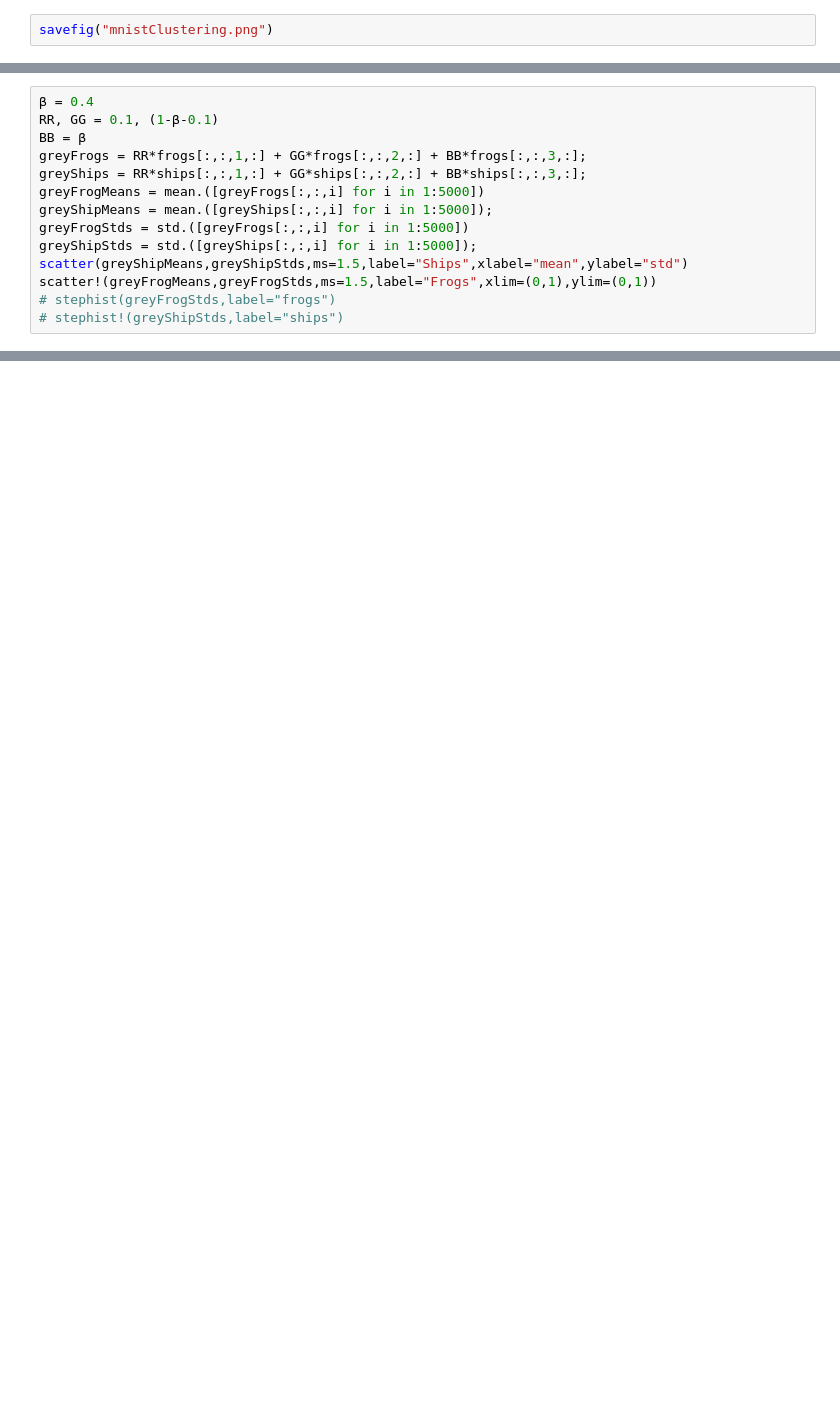
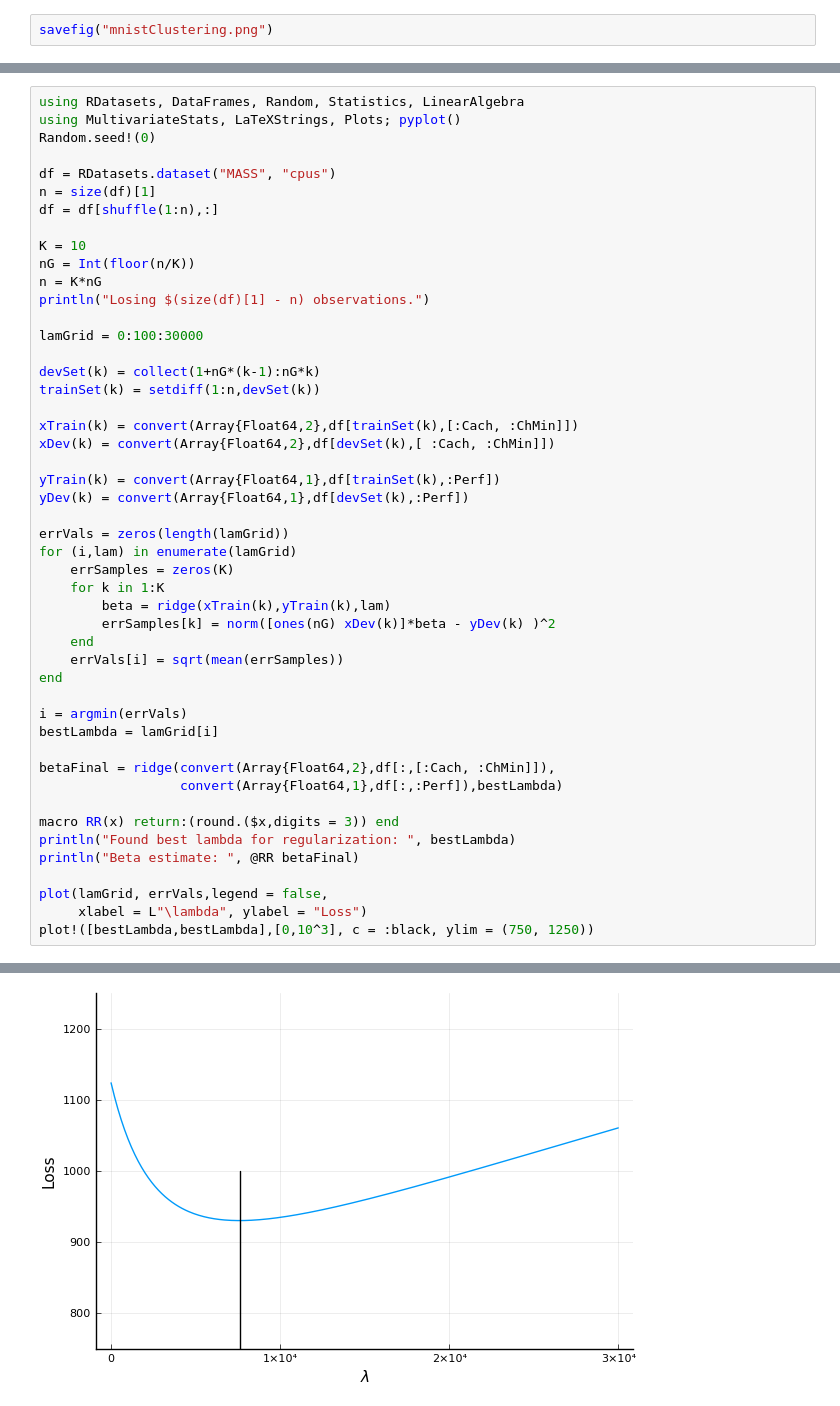
Before and after one commit to yoninazarathy/MathematicalEngineeringDeepLearning, a Jupyter notebook: Unit1/Unit1.ipynb, the cells around one changed output, grey strips where cells are left out. Saved outputs shown, nothing was run; the diff lists cells and outputs as text; blank space fills up the shorter version.

```diff
--- a/Unit1/Unit1.ipynb
+++ b/Unit1/Unit1.ipynb
@@ -323,14 +115,0 @@ mean(mRships), mean(sRships)
-# %%
-β = 0.4
-RR, GG = 0.1, (1-β-0.1)
-BB = β
-greyFrogs = RR*frogs[:,:,1,:] + GG*frogs[:,:,2,:] + BB*frogs[:,:,3,:];
-greyShips = RR*ships[:,:,1,:] + GG*ships[:,:,2,:] + BB*ships[:,:,3,:];
-greyFrogMeans = mean.([greyFrogs[:,:,i] for i in 1:5000])
-greyShipMeans = mean.([greyShips[:,:,i] for i in 1:5000]);
-greyFrogStds = std.([greyFrogs[:,:,i] for i in 1:5000])
-greyShipStds = std.([greyShips[:,:,i] for i in 1:5000]);
-scatter(greyShipMeans,greyShipStds,ms=1.5,label="Ships",xlabel="mean",ylabel="std")
-scatter!(greyFrogMeans,greyFrogStds,ms=1.5,label="Frogs",xlim=(0,1),ylim=(0,1))
-# stephist(greyFrogStds,label="frogs")
-# stephist!(greyShipStds,label="ships")
@@ -522,0 +353,49 @@ heatmap(convert2image(frogs[:,:,:,100]))
+# %%
+using RDatasets, DataFrames, Random, Statistics, LinearAlgebra
+using MultivariateStats, LaTeXStrings, Plots; pyplot()
+Random.seed!(0)
+
+df = RDatasets.dataset("MASS", "cpus")
+n = size(df)[1]
+df = df[shuffle(1:n),:]
+
+K = 10
+nG = Int(floor(n/K))
+n = K*nG
+println("Losing $(size(df)[1] - n) observations.")
+
+lamGrid = 0:100:30000
+
+devSet(k) = collect(1+nG*(k-1):nG*k)
+trainSet(k) = setdiff(1:n,devSet(k))
+
+xTrain(k) = convert(Array{Float64,2},df[trainSet(k),[:Cach, :ChMin]])
+xDev(k) = convert(Array{Float64,2},df[devSet(k),[ :Cach, :ChMin]])
+
+yTrain(k) = convert(Array{Float64,1},df[trainSet(k),:Perf])
+yDev(k) = convert(Array{Float64,1},df[devSet(k),:Perf])
+
+errVals = zeros(length(lamGrid))
+for (i,lam) in enumerate(lamGrid)
+    errSamples = zeros(K)
+    for k in 1:K
+        beta = ridge(xTrain(k),yTrain(k),lam)
+        errSamples[k] = norm([ones(nG) xDev(k)]*beta - yDev(k) )^2
+    end
+    errVals[i] = sqrt(mean(errSamples))
+end
+
+i = argmin(errVals)
+bestLambda = lamGrid[i]
+
+betaFinal = ridge(convert(Array{Float64,2},df[:,[:Cach, :ChMin]]),
+                  convert(Array{Float64,1},df[:,:Perf]),bestLambda)
+
+macro RR(x) return:(round.($x,digits = 3)) end
+println("Found best lambda for regularization: ", bestLambda)
+println("Beta estimate: ", @RR betaFinal)
+
+plot(lamGrid, errVals,legend = false,
+     xlabel = L"\lambda", ylabel = "Loss")
+plot!([bestLambda,bestLambda],[0,10^3], c = :black, ylim = (750, 1250))
+# %% [output]
@@ -522,0 +405 @@ heatmap(convert2image(frogs[:,:,:,100]))
+[figure, added]
```
Also changed, not shown: parts of 63 cells of this notebook.
